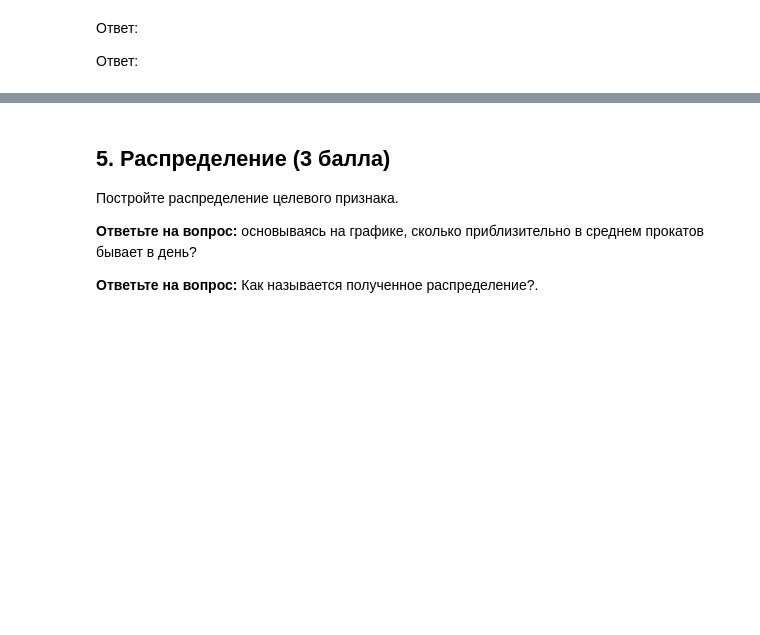
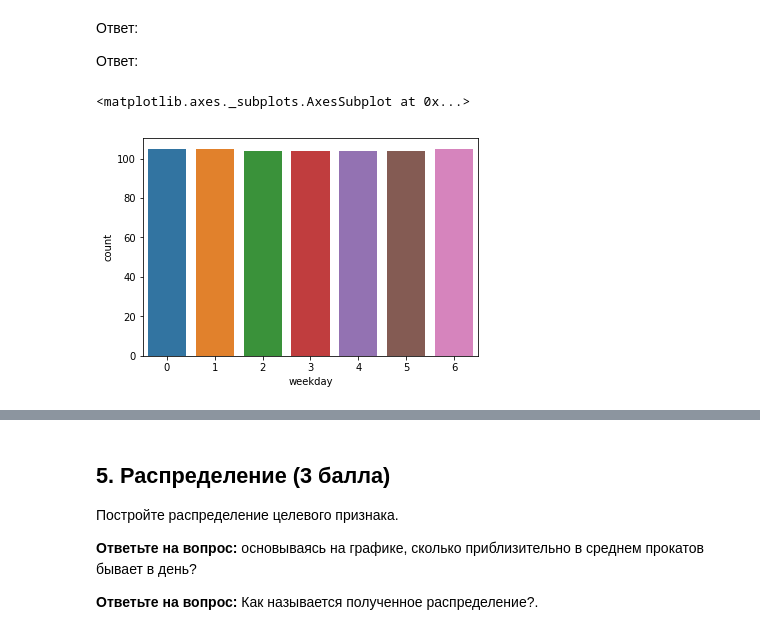
Before and after one commit to KaratsevN/ML-course-by-7-bits, a Jupyter notebook: week3/homework/week03_homework_03-01-visualisation-homework.ipynb, the cells around one changed output, grey strips where cells are left out. Cells and saved outputs as stored; diff of their text form; code cells hidden in the pictures; blank space fills up the shorter version.

```diff
--- a/week3/homework/week03_homework_03-01-visualisation-homework.ipynb
+++ b/week3/homework/week03_homework_03-01-visualisation-homework.ipynb
@@ -172,3 +186,8 @@ _(чем больше значение, тем больше прокатов и
 Ответ:
 
 Ответ:
+# %%
+sns.countplot(x = 'weekday', data = df)
+# %% [output]
+<matplotlib.axes._subplots.AxesSubplot at 0x...>
+[figure, added]
```
Also changed, not shown: parts of 5 cells of this notebook, 6 other files.
